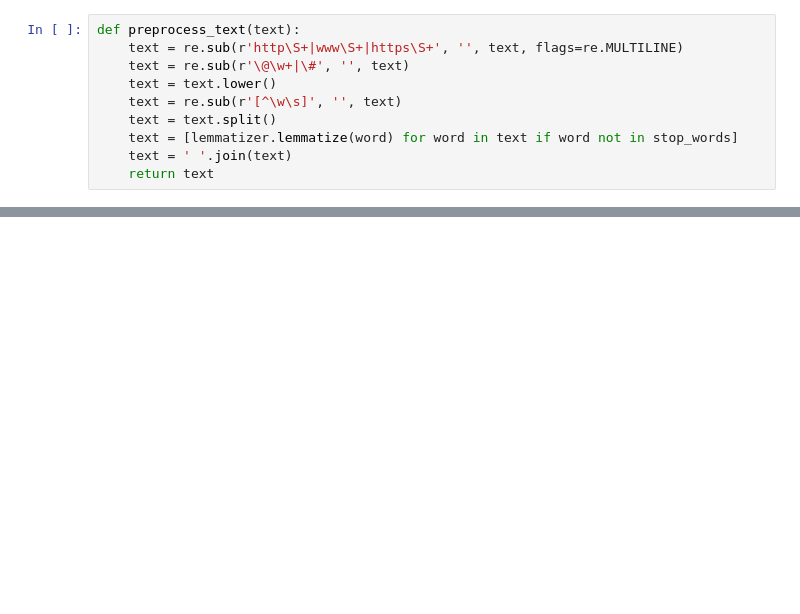
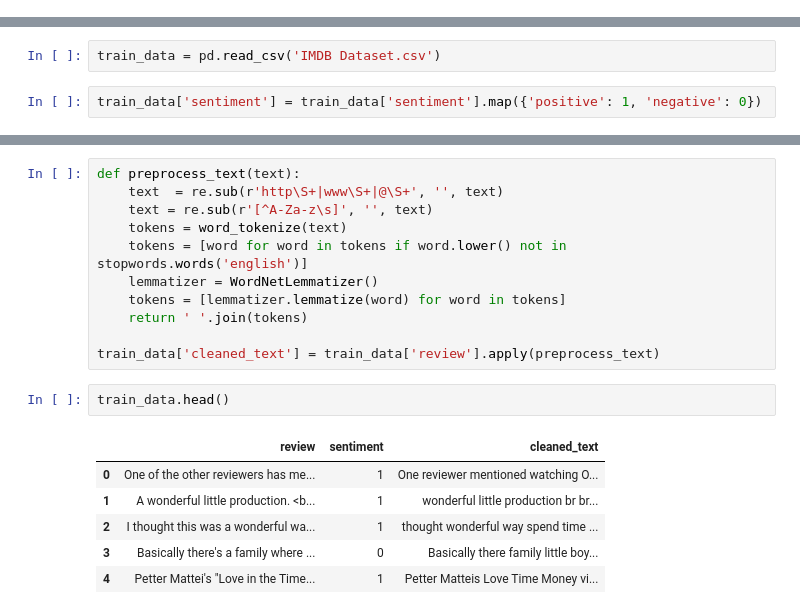
Before and after one commit to toygunozyurekk/Text-Sentiment-Analysis, a Jupyter notebook: app.ipynb, the cells around one changed output, grey strips where cells are left out. Drawn from its saved outputs; the diff is of its cells as text; blank space fills up the shorter version.

```diff
--- a/app.ipynb
+++ b/app.ipynb
@@ -69,10 +0,0 @@ df['sentiment']  = df['sentiment'].map({0:0,4:1,2:2}) # Replace 4 with 1 and 0 w
-# %%
-def preprocess_text(text):
-    text = re.sub(r'http\S+|www\S+|https\S+', '', text, flags=re.MULTILINE)
-    text = re.sub(r'\@\w+|\#', '', text)
-    text = text.lower()
-    text = re.sub(r'[^\w\s]', '', text)
-    text = text.split()
-    text = [lemmatizer.lemmatize(word) for word in text if word not in stop_words]
-    text = ' '.join(text)
-    return text
@@ -222,0 +3,4 @@ Predicted Sentiment: Neutral
+# %%
+train_data = pd.read_csv('IMDB Dataset.csv')
+# %%
+train_data['sentiment'] = train_data['sentiment'].map({'positive': 1, 'negative': 0})
@@ -222,0 +46,20 @@ Predicted Sentiment: Neutral
+# %%
+def preprocess_text(text):
+    text  = re.sub(r'http\S+|www\S+|@\S+', '', text)
+    text = re.sub(r'[^A-Za-z\s]', '', text)
+    tokens = word_tokenize(text)
+    tokens = [word for word in tokens if word.lower() not in stopwords.words('english')]
+    lemmatizer = WordNetLemmatizer()
+    tokens = [lemmatizer.lemmatize(word) for word in tokens]
+    return ' '.join(tokens)
+
+train_data['cleaned_text'] = train_data['review'].apply(preprocess_text)
+# %%
+train_data.head()
+# %% [output]
+|  | review | sentiment | cleaned_text |
+| 0 | One of the other reviewers has me... | 1 | One reviewer mentioned watching O... |
+| 1 | A wonderful little production. <b... | 1 | wonderful little production br br... |
+| 2 | I thought this was a wonderful wa... | 1 | thought wonderful way spend time ... |
+| 3 | Basically there's a family where ... | 0 | Basically there family little boy... |
+| 4 | Petter Mattei's "Love in the Time... | 1 | Petter Matteis Love Time Money vi... |
```
Also changed, not shown: parts of 43 cells of this notebook, 1 other file.
